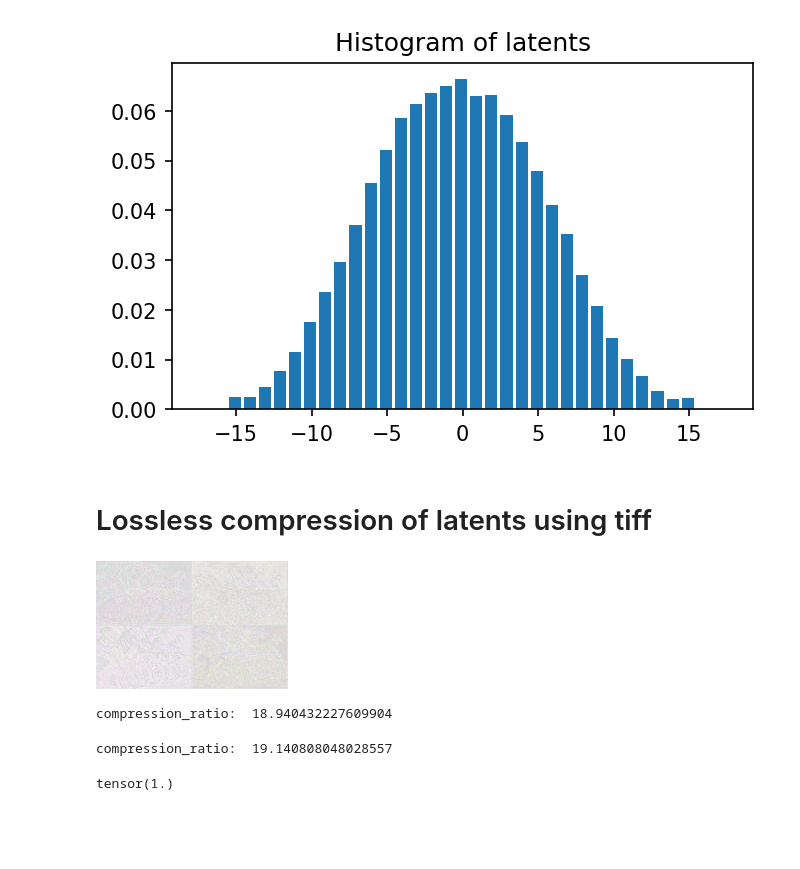
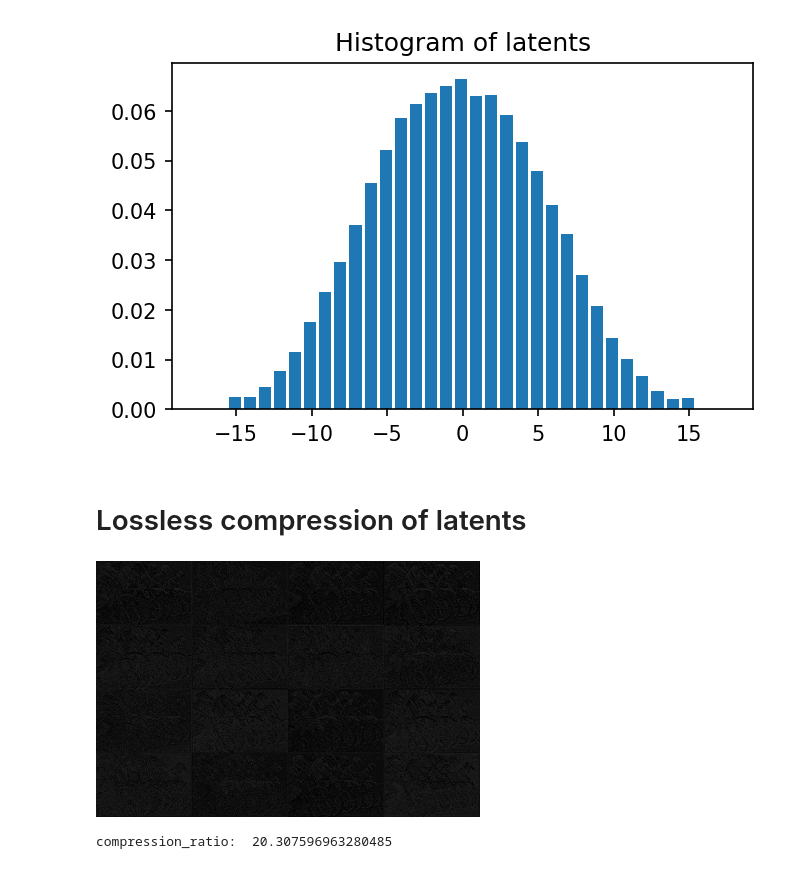
Before and after one commit to danjacobellis/walloc, a Jupyter notebook: README.ipynb, the cells around one changed output. Drawn from its saved outputs; the diff is of its cells as text; code cells hidden in the pictures; blank space fills up the shorter version.

Commit message:
generalize latent_to_pil

```diff
--- a/README.ipynb
+++ b/README.ipynb
@@ -108,9 +108,4 @@ plt.xticks(range(-15,16,5));
 # %% [output]
 [figure]
 # %% [markdown]
-# Lossless compression of latents using tiff
+# Lossless compression of latents
-# %%
-Y_pil = walloc.latent_to_pil(Y,5)
-Y_pil[0]
-# %% [output]
-[figure, removed]
@@ -117,15 +164,11 @@ Y_pil[0]
+# %%
+Y_pil = latent_to_pil(Y,5,1)
+display(Y_pil[0])
+# Y_rec = pil_to_latent(Y_pil,16,5,1)
+# %% [output]
+[figure, added]
 # %%
-Y_pil[0].save('latent.tif',lossless=True,compression="lzma")
-print("compression_ratio: ", x.numel()/os.path.getsize("latent.tif"))
+Y_pil[0].save('latent.png')
+print("compression_ratio: ", x.numel()/os.path.getsize("latent.png"))
 # %% [output]
-compression_ratio:  18.940432227609904
+compression_ratio:  20.307596963280485
-# %%
-Y_pil[0].save('latent.tif',lossless=True,compression="tiff_adobe_deflate")
-print("compression_ratio: ", x.numel()/os.path.getsize("latent.tif"))
-# %% [output]
-compression_ratio:  19.140808048028557
-# %%
-Y2 = walloc.pil_to_latent(Y_pil, 16, 5)
-(Y == Y2).sum()/Y.numel()
-# %% [output]
-tensor(1.)
```
Also changed, not shown: parts of 7 cells of this notebook.
